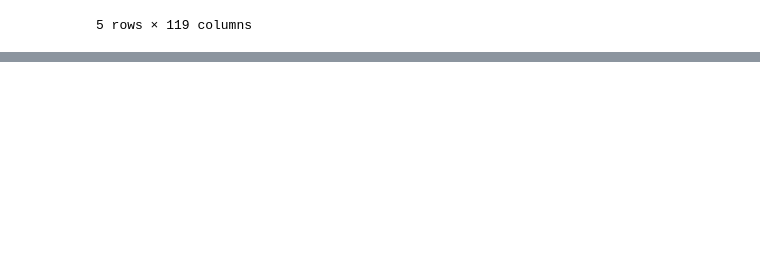
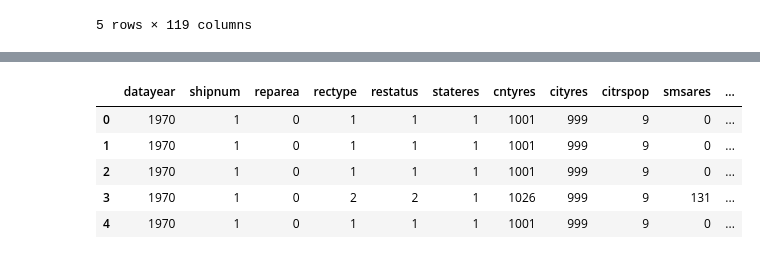
Before and after one commit to elizagoler/RecessionFertility, a Jupyter notebook: source/derived/county_gfrs/explore_natality.ipynb, the cells around one changed output, grey strips where cells are left out. Saved outputs shown, nothing was run; the diff lists cells and outputs as text; code cells hidden in the pictures; blank space fills up the shorter version.

Commit message:
Update county GFR notebooks and remove old GDP/education files

```diff
--- a/source/derived/county_gfrs/explore_natality.ipynb
+++ b/source/derived/county_gfrs/explore_natality.ipynb
@@ -66,0 +128,15 @@ natality_df_80.head()
+# %%
+data_dir = "datastore/raw/nvss/data"
+natality_dfs_68_78 = []
+
+for year in range(1968, 1979):  # inclusive 1968 through 1978
+    filename = f"natality{year}us.csv"
+    filepath = os.path.join(data_dir, filename)
+    if os.path.exists(filepath):
+        df = pd.read_csv(filepath)
+        df['datayear'] = year  # ensure datayear matches the file year
+        natality_dfs_68_78.append(df)
+    else:
+        print(f"File {filename} does not exist.")
+
+# Now natality_dfs_68_78 holds the 1968-1978 dfs with correct datayear column.
@@ -66,0 +191,16 @@ natality_df_80.head()
+# %%
+natality_1970_df = natality_dfs_68_78[2]
+natality_1970_df.head()
+
+# Predictions:
+# datayear: year
+# cntyres: mother's county of residence (as opposed to ctynat)
+# cityres: mother's city of residence
+# Number: skipping in this round
+# %% [output]
+|  | datayear | shipnum | reparea | rectype | restatus | stateres | cntyres | cityres | citrspop | smsares | ... |
+| 0 | 1970 | 1 | 0 | 1 | 1 | 1 | 1001 | 999 | 9 | 0 | ... |
+| 1 | 1970 | 1 | 0 | 1 | 1 | 1 | 1001 | 999 | 9 | 0 | ... |
+| 2 | 1970 | 1 | 0 | 1 | 1 | 1 | 1001 | 999 | 9 | 0 | ... |
+| 3 | 1970 | 1 | 0 | 2 | 2 | 1 | 1026 | 999 | 9 | 131 | ... |
+| 4 | 1970 | 1 | 0 | 1 | 1 | 1 | 1001 | 999 | 9 | 0 | ... |
```
Also changed, not shown: parts of 29 cells of this notebook, 19 other files.
